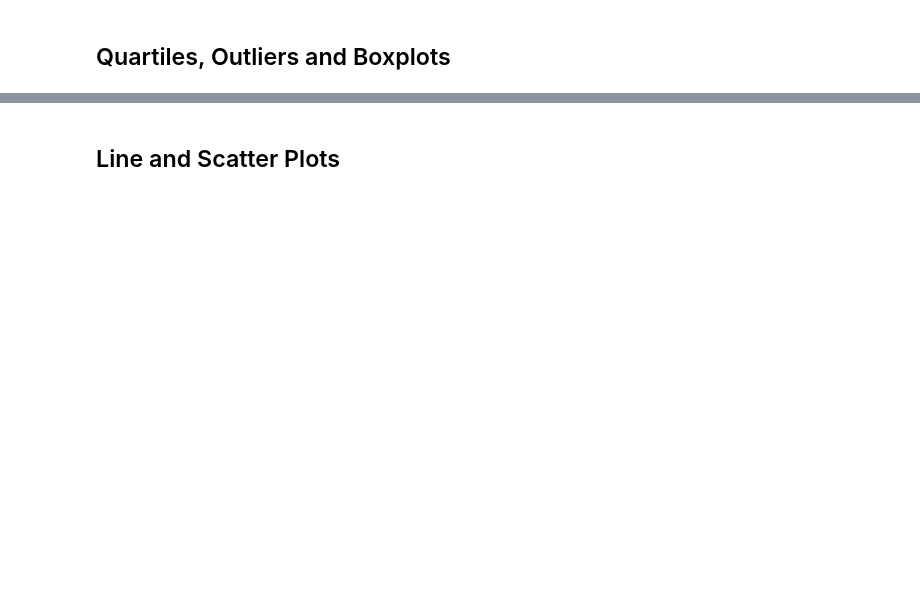
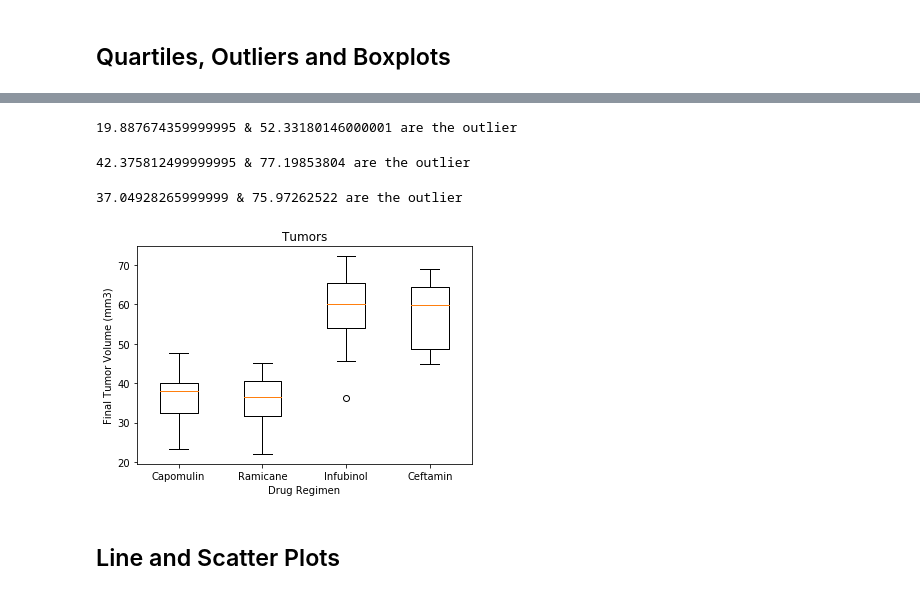
Before and after one commit to temidolan/Matplotlib_Challenge, a Jupyter notebook: Pymaceuticals/pymaceuticals_tumor_homework.ipynb, the cells around one changed output, grey strips where cells are left out. Drawn from its saved outputs; the diff is of its cells as text; code cells hidden in the pictures; blank space fills up the shorter version.

```diff
--- a/Pymaceuticals/pymaceuticals_tumor_homework.ipynb
+++ b/Pymaceuticals/pymaceuticals_tumor_homework.ipynb
@@ -255,5 +245,75 @@ plt.pie(sizes, explode=explode, labels=labels, colors=colors,
+# %%
+ramicane_df=clean_data_df.loc[clean_data_df["Drug Regimen"]=="Ramicane",:]
+ramicane_df
+ramicane_last=ramicane_df.groupby("Mouse ID").max()["Timepoint"]
+ramicane_volume=pd.DataFrame(ramicane_last)
+ramicane_volume
+new_ramicane_df=pd.merge(ramicane_volume,clean_data_df,on=("Mouse ID","Timepoint"),how="left")
+new_ramicane_df.head()
+
+ramicane_tumor=new_ramicane_df["Tumor Volume (mm3)"]
+ramicane_quartiles = ramicane_tumor.quantile([.25,.5,.75])
+ramicane_lowerquartile = ramicane_quartiles[0.25]
+ramicane_upperquartile = ramicane_quartiles[0.75]
+ramicane_iqr = ramicane_upperquartile-ramicane_lowerquartile
+ramicane_lower_bound = ramicane_lowerquartile - (1.5*iqr)
+ramicane_upper_bound = ramicane_upperquartile + (1.5*iqr)
+print(f"{ramicane_lower_bound} & {ramicane_upper_bound} are the outlier")
+# %% [output]
+19.887674359999995 & 52.33180146000001 are the outlier
+# %%
+infubinol_df=clean_data_df.loc[clean_data_df["Drug Regimen"]=="Infubinol",:]
+infubinol_df
+infubinol_last=infubinol_df.groupby("Mouse ID").max()["Timepoint"]
+infubinol_volume=pd.DataFrame(infubinol_last)
+infubinol_volume
+new_infubinol_df=pd.merge(infubinol_volume,clean_data_df,on=("Mouse ID","Timepoint"),how="left")
+new_infubinol_df.head()
+
+infubinol_tumor=new_infubinol_df["Tumor Volume (mm3)"]
+infubinol_quartiles = infubinol_tumor.quantile([.25,.5,.75])
+infubinol_lowerquartile = infubinol_quartiles[0.25]
+infubinol_upperquartile = infubinol_quartiles[0.75]
+infubinol_iqr = infubinol_upperquartile-infubinol_lowerquartile
+infubinol_lower_bound = infubinol_lowerquartile - (1.5*iqr)
+infubinol_upper_bound = infubinol_upperquartile + (1.5*iqr)
+print(f"{infubinol_lower_bound} & {infubinol_upper_bound} are the outlier")
+# %% [output]
+42.375812499999995 & 77.19853804 are the outlier
+# %%
+ceftamin_df=clean_data_df.loc[clean_data_df["Drug Regimen"]=="Ceftamin",:]
+ceftamin_df
+
+ceftamin_last=ceftamin_df.groupby("Mouse ID").max()["Timepoint"]
+ceftamin_volume=pd.DataFrame(ceftamin_last)
+ceftamin_volume
+new_ceftamin_df=pd.merge(ceftamin_volume,clean_data_df,on=("Mouse ID","Timepoint"),how="left")
+new_ceftamin_df.head()
+
+ceftamin_tumor=new_ceftamin_df["Tumor Volume (mm3)"]
+ceftamin_quartiles = ceftamin_tumor.quantile([.25,.5,.75])
+ceftamin_lowerquartile = ceftamin_quartiles[0.25]
+ceftamin_upperquartile = ceftamin_quartiles[0.75]
+ceftamin_iqr = ceftamin_upperquartile-ceftamin_lowerquartile
+ceftamin_lower_bound = ceftamin_lowerquartile - (1.5*iqr)
+ceftamin_upper_bound = ceftamin_upperquartile + (1.5*iqr)
+print(f"{ceftamin_lower_bound} & {ceftamin_upper_bound} are the outlier")
+# %% [output]
+37.04928265999999 & 75.97262522 are the outlier
 # %%
 # Generate a box plot of the final tumor volume of each mouse across four regimens of interest
+
+plot_data = [capomulin_tumor,ramicane_tumor,infubinol_tumor,ceftamin_tumor]
+
+fig1, ax1 = plt.subplots()
+ax1.set_title('Tumors')
+ax1.set_ylabel('Final Tumor Volume (mm3)')
+ax1.set_xlabel('Drug Regimen')
+
+ax1.boxplot(plot_data, labels=["Capomulin","Ramicane","Infubinol","Ceftamin",])
+plt.show()
+# %% [output]
+[figure, added]
 # %% [markdown]
 ## Line and Scatter Plots
 # %%
```
Also changed, not shown: parts of 8 cells of this notebook, 1 other file.
